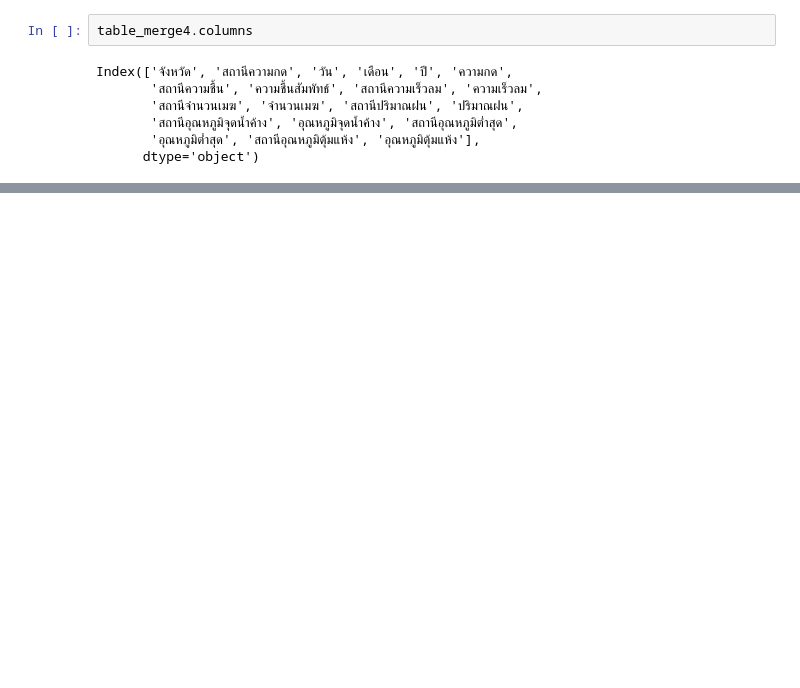
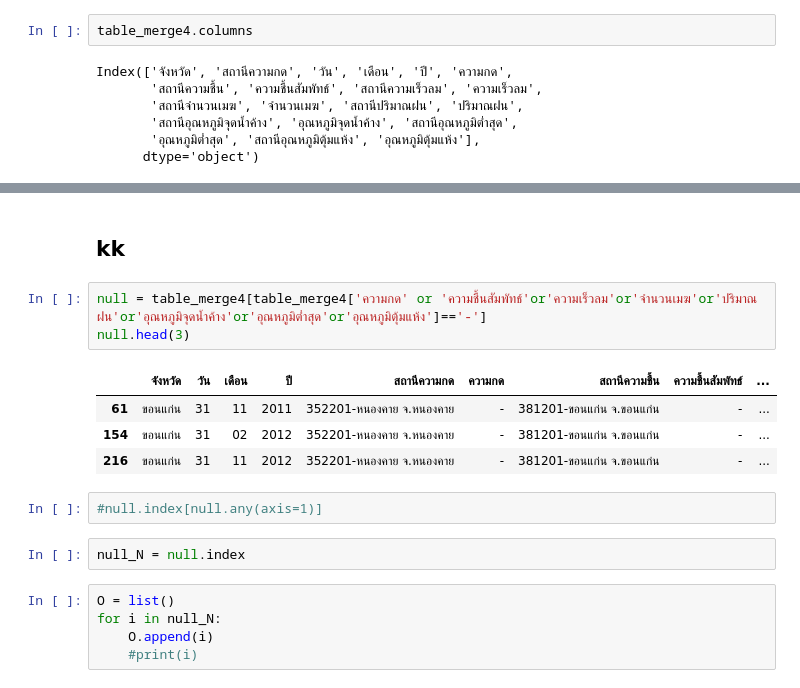
Before and after one commit to gxilly/bsc_dpdm22, a Jupyter notebook: QUIZ_GROUP.ipynb, the cells around one changed output, grey strips where cells are left out. Drawn from its saved outputs; the diff is of its cells as text; blank space fills up the shorter version.

```diff
--- a/QUIZ_GROUP.ipynb
+++ b/QUIZ_GROUP.ipynb
@@ -1571,0 +1624,19 @@ table_merge4.head()
+# %% [markdown]
+## kk
+# %%
+null = table_merge4[table_merge4['ความกด' or 'ความชื้นสัมพัทธ์'or'ความเร็วลม'or'จำนวนเมฆ'or'ปริมาณฝน'or'อุณหภูมิจุดน้ำค้าง'or'อุณหภูมิต่ำสุด'or'อุณหภูมิตุ้มแห้ง']=='-']
+null.head(3)
+# %% [output]
+|  | จังหวัด | วัน | เดือน | ปี | สถานีความกด | ความกด | สถานีความชื้น | ความชื้นสัมพัทธ์ | ... |
+| 61 | ขอนแก่น | 31 | 11 | 2011 | 352201-หนองคาย จ.หนองคาย | - | 381201-ขอนแก่น จ.ขอนแก่น | - | ... |
+| 154 | ขอนแก่น | 31 | 02 | 2012 | 352201-หนองคาย จ.หนองคาย | - | 381201-ขอนแก่น จ.ขอนแก่น | - | ... |
+| 216 | ขอนแก่น | 31 | 11 | 2012 | 352201-หนองคาย จ.หนองคาย | - | 381201-ขอนแก่น จ.ขอนแก่น | - | ... |
+# %%
+#null.index[null.any(axis=1)]
+# %%
+null_N = null.index
+# %%
+O = list()
+for i in null_N:
+    O.append(i)
+    #print(i)
```
Also changed, not shown: parts of 14 cells of this notebook.
